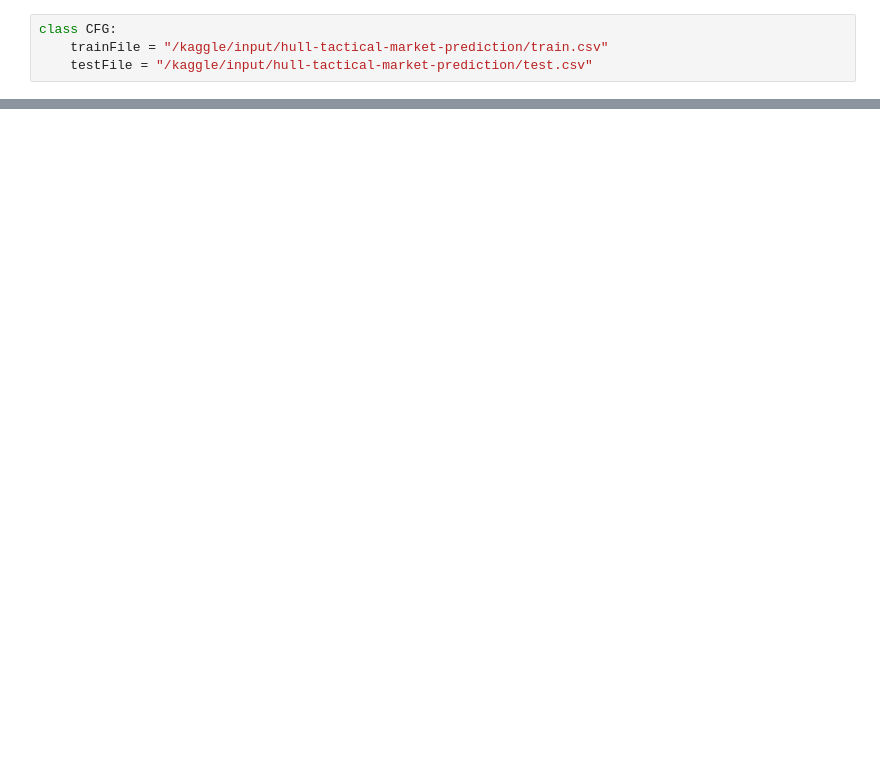
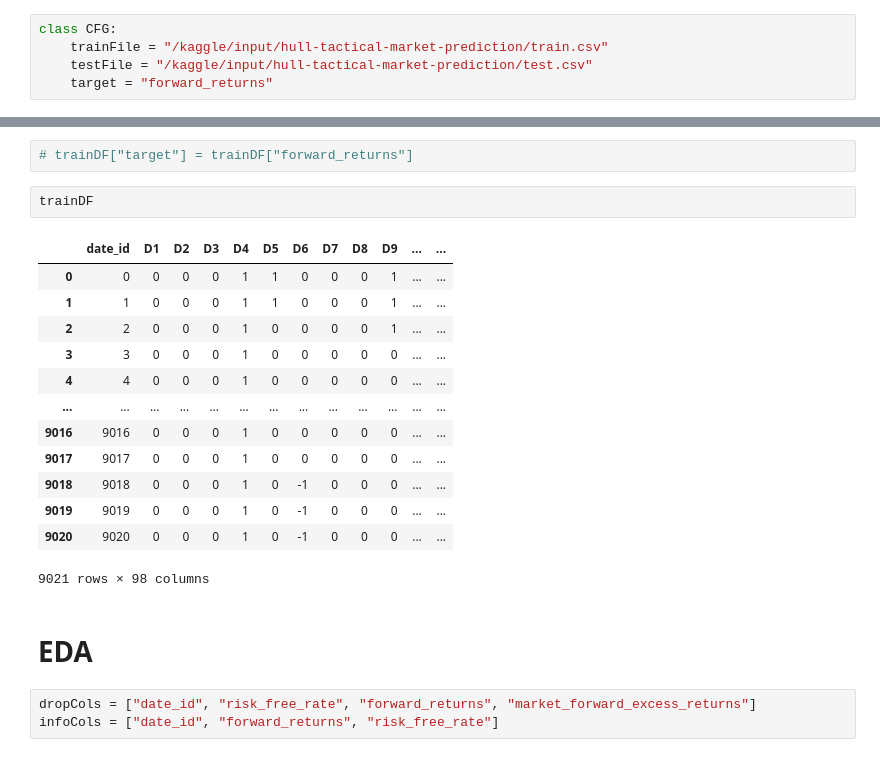
Before and after one commit to johnsonhk88/Kaggle-Hull-Tactical-Market-Prediction, a Jupyter notebook: src/hull-tactical-market-prediction-ml.ipynb, the cells around one changed output, grey strips where cells are left out. Drawn from its saved outputs; the diff is of its cells as text; blank space fills up the shorter version.

Commit message:
feat : add new training samples and update existing model notebook

```diff
--- a/src/hull-tactical-market-prediction-ml.ipynb
+++ b/src/hull-tactical-market-prediction-ml.ipynb
@@ -22,6 +50,7 @@ import pandas as pd
 class CFG:
     trainFile = "/kaggle/input/hull-tactical-market-prediction/train.csv"
     testFile = "/kaggle/input/hull-tactical-market-prediction/test.csv"
+    target = "forward_returns"
 # %%
 trainDF= pd.read_csv(CFG.trainFile)
 trainDF
@@ -32,0 +149,23 @@ trainsDF.columns
+# %%
+# trainDF["target"] = trainDF["forward_returns"]
+# %%
+trainDF
+# %% [output]
+|  | date_id | D1 | D2 | D3 | D4 | D5 | D6 | D7 | D8 | D9 | ... | ... |
+| 0 | 0 | 0 | 0 | 0 | 1 | 1 | 0 | 0 | 0 | 1 | ... | ... |
+| 1 | 1 | 0 | 0 | 0 | 1 | 1 | 0 | 0 | 0 | 1 | ... | ... |
+| 2 | 2 | 0 | 0 | 0 | 1 | 0 | 0 | 0 | 0 | 1 | ... | ... |
+| 3 | 3 | 0 | 0 | 0 | 1 | 0 | 0 | 0 | 0 | 0 | ... | ... |
+| 4 | 4 | 0 | 0 | 0 | 1 | 0 | 0 | 0 | 0 | 0 | ... | ... |
+| ... | ... | ... | ... | ... | ... | ... | ... | ... | ... | ... | ... | ... |
+| 9016 | 9016 | 0 | 0 | 0 | 1 | 0 | 0 | 0 | 0 | 0 | ... | ... |
+| 9017 | 9017 | 0 | 0 | 0 | 1 | 0 | 0 | 0 | 0 | 0 | ... | ... |
+| 9018 | 9018 | 0 | 0 | 0 | 1 | 0 | -1 | 0 | 0 | 0 | ... | ... |
+| 9019 | 9019 | 0 | 0 | 0 | 1 | 0 | -1 | 0 | 0 | 0 | ... | ... |
+| 9020 | 9020 | 0 | 0 | 0 | 1 | 0 | -1 | 0 | 0 | 0 | ... | ... |
+9021 rows × 98 columns
+# %% [markdown]
+# EDA
+# %%
+dropCols = ["date_id", "risk_free_rate", "forward_returns", "market_forward_excess_returns"]
+infoCols = ["date_id", "forward_returns", "risk_free_rate"]
```
Also changed, not shown: parts of 13 cells of this notebook, 2 other files.
